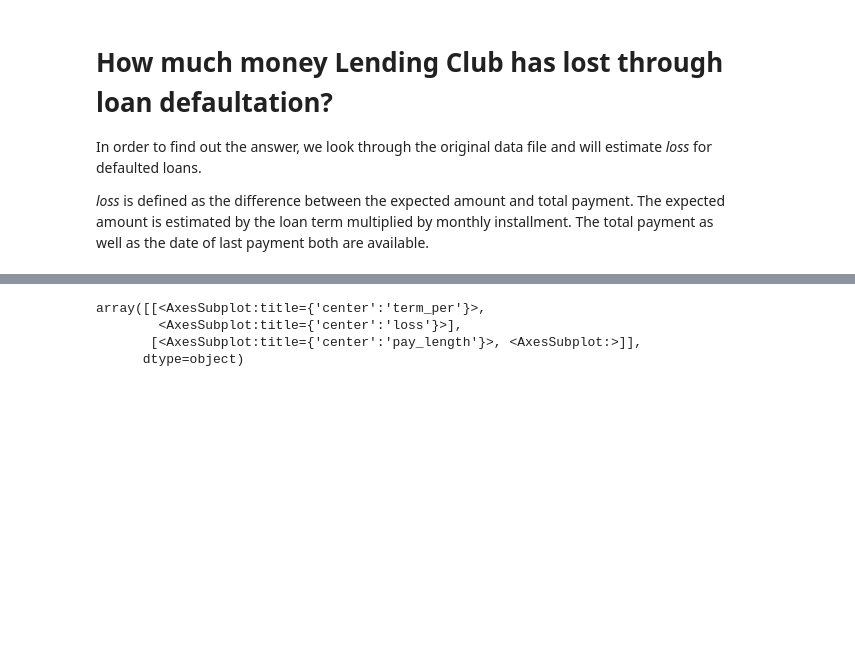
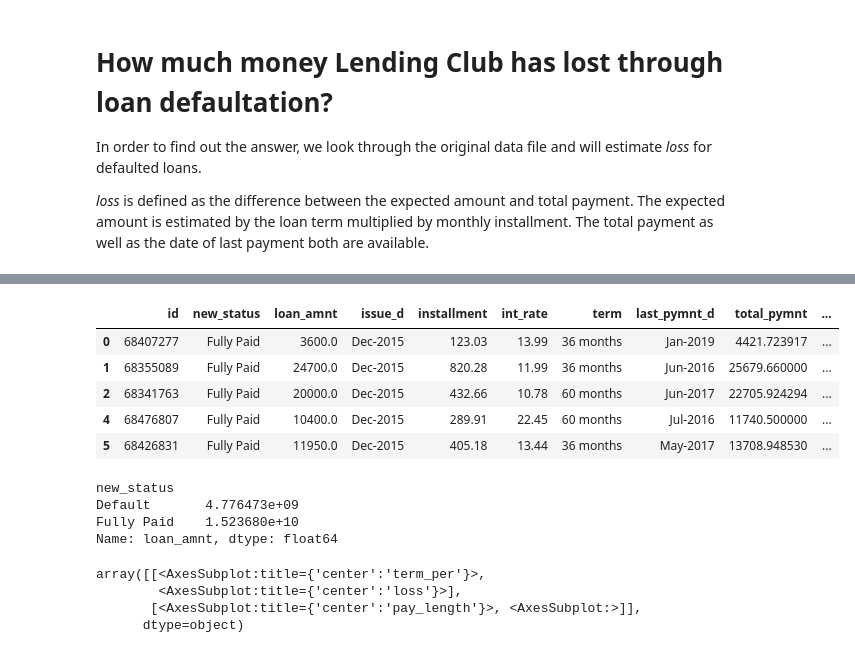
Before and after one commit to somayehY/Somayeh_Youssefi, a Jupyter notebook: LendingClub/LendingClub_benefit.ipynb, the cells around one changed output, grey strips where cells are left out. Cells and saved outputs as stored; diff of their text form; code cells hidden in the pictures; blank space fills up the shorter version.

```diff
--- a/LendingClub/LendingClub_benefit.ipynb
+++ b/LendingClub/LendingClub_benefit.ipynb
@@ -109,3 +343,27 @@ data.head(4)
+# %%
+financial['expected_int'] =financial['int_rate']*financial['loan_amnt']/100 + financial['loan_amnt']
+# %%
+financial['funding_cost'] = financial['loan_amnt']*0.03
+# %%
+financial['investment'] = financial['loan_amnt'] + financial['funding_cost']
+# %%
+financial['int_earned'] = financial['loan_amnt']*financial['int_rate']/100*financial['Term']/12
+# %%
+financial.head()
+# %% [output]
+|  | id | new_status | loan_amnt | issue_d | installment | int_rate | term | last_pymnt_d | total_pymnt | ... |
+| 0 | 68407277 | Fully Paid | 3600.0 | Dec-2015 | 123.03 | 13.99 | 36 months | Jan-2019 | 4421.723917 | ... |
+| 1 | 68355089 | Fully Paid | 24700.0 | Dec-2015 | 820.28 | 11.99 | 36 months | Jun-2016 | 25679.660000 | ... |
+| 2 | 68341763 | Fully Paid | 20000.0 | Dec-2015 | 432.66 | 10.78 | 60 months | Jun-2017 | 22705.924294 | ... |
+| 4 | 68476807 | Fully Paid | 10400.0 | Dec-2015 | 289.91 | 22.45 | 60 months | Jul-2016 | 11740.500000 | ... |
+| 5 | 68426831 | Fully Paid | 11950.0 | Dec-2015 | 405.18 | 13.44 | 36 months | May-2017 | 13708.948530 | ... |
+# %%
+financial.groupby('new_status').loan_amnt.sum()
+# %% [output]
+new_status
+Default       4.776473e+09
+Fully Paid    1.523680e+10
+Name: loan_amnt, dtype: float64
 # %%
 data[['term_per', 'loss', 'pay_length']].hist(figsize=(15,10))
 # %% [output]
```
Also changed, not shown: parts of 53 cells of this notebook.
